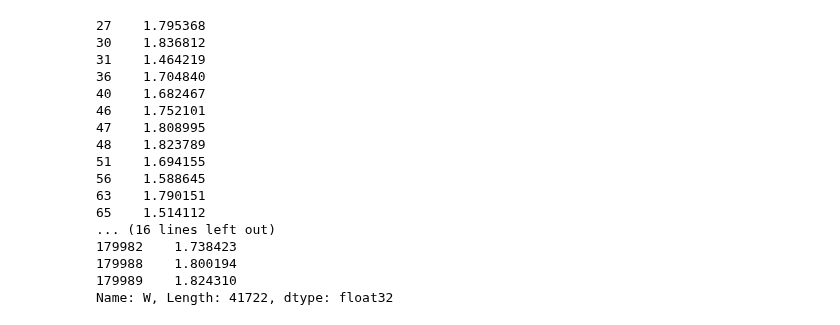
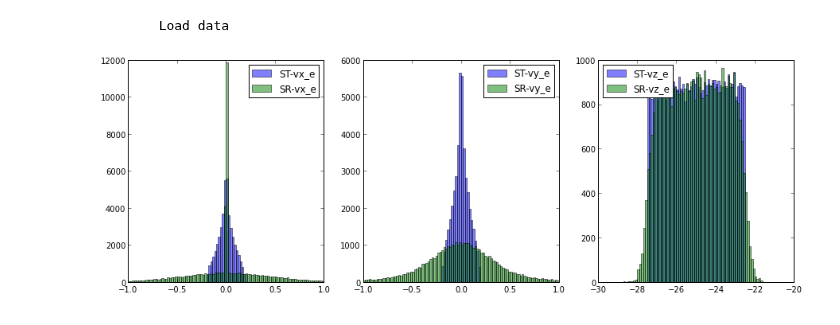
Before and after one commit to arjun-trivedi/ana2pi, a Jupyter notebook: scripts/python/nb-play_d2piDF.ipynb, the cells around one changed output. Cells and saved outputs as stored; diff of their text form; code cells hidden in the pictures.

```diff
--- a/scripts/python/nb-play_d2piDF.ipynb
+++ b/scripts/python/nb-play_d2piDF.ipynb
@@ -84,8 +0,0 @@ for df in (dfSR_be5497,dfST_be5497,dfSR_be5485,dfST_be5485):
-# %%
-p=3.315322
-theta=19.873093
-phi=-51.396423
-px=p*np.sin(np.deg2rad(theta))*np.cos(np.deg2rad(phi))
-py=p*np.sin(np.deg2rad(theta))*np.sin(np.deg2rad(phi))
-pz=p*np.cos(np.deg2rad(theta))
-print px,py,pz,sqrt(px**2+py**2+pz**2)
@@ -161,20 +1,26 @@ Name: Q2, Length: 41999, dtype: float32
-# %%
-dfSR_be5485['W'][(dfSR_be5485['top']==1)]
-# %% [output]
-27    1.795368
-30    1.836812
-31    1.464219
-36    1.704840
-40    1.682467
-46    1.752101
-47    1.808995
-48    1.823789
-51    1.694155
-56    1.588645
-63    1.790151
-65    1.514112
-... (16 lines left out)
-179982    1.738423
-179988    1.800194
-179989    1.824310
-Name: W, Length: 41722, dtype: float32
+# %%
+import study_simdet_tools as sdt
+sdt.load_data(5494)
+dfT=sdt.dfT
+dfR=sdt.dfR
+# %% [output]
+        Load data
+# %%
+"""
++ Compare Electron Vertex positions for ST & SR data; use Topology 1
++ See following Code Blocks for p,pip,pim Vertex Position comparison
+    - Note in MCTK, only e- vtx. positions are available. I simply copied them for p,pip,pim)
+"""
+COLS=['vx_e','vy_e','vz_e']
+XMINS=[-1,-1,-30]
+XMAXS=[1,1,-20]
+sel=(dfR['top']==1)
+plt.figure(figsize=(15,5))
+for icol in range(len(COLS)):
+    plt.subplot(1,3,icol+1)
+    sel=(dfR['top']==1)
+    plt.hist(dfT[COLS[icol]][sel],bins=100,range=(XMINS[icol],XMAXS[icol]),alpha=0.5,label='ST-%s'%COLS[icol])
+    plt.hist(dfR[COLS[icol]][sel],bins=100,range=(XMINS[icol],XMAXS[icol]),alpha=0.5,label='SR-%s'%COLS[icol])
+    plt.legend(loc='best')
+# %% [output]
+[figure, added]
```
Also changed, not shown: parts of 11 cells of this notebook.
